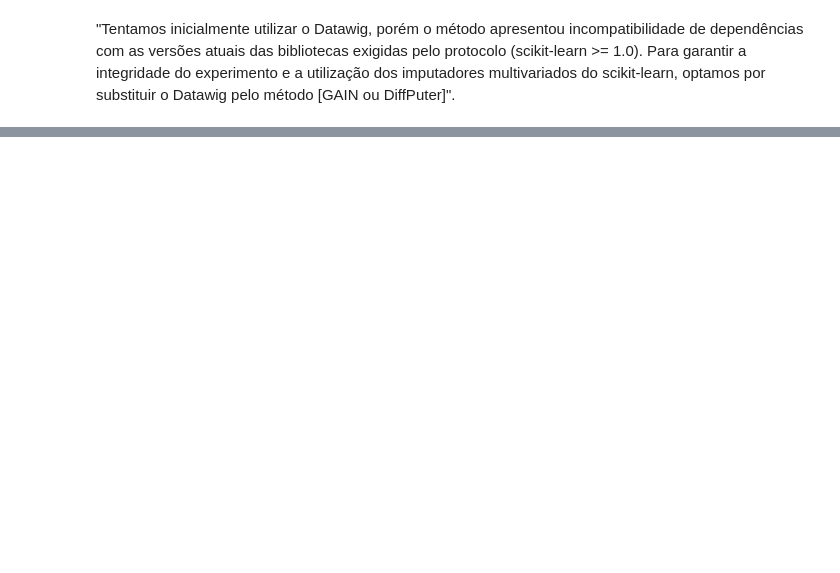
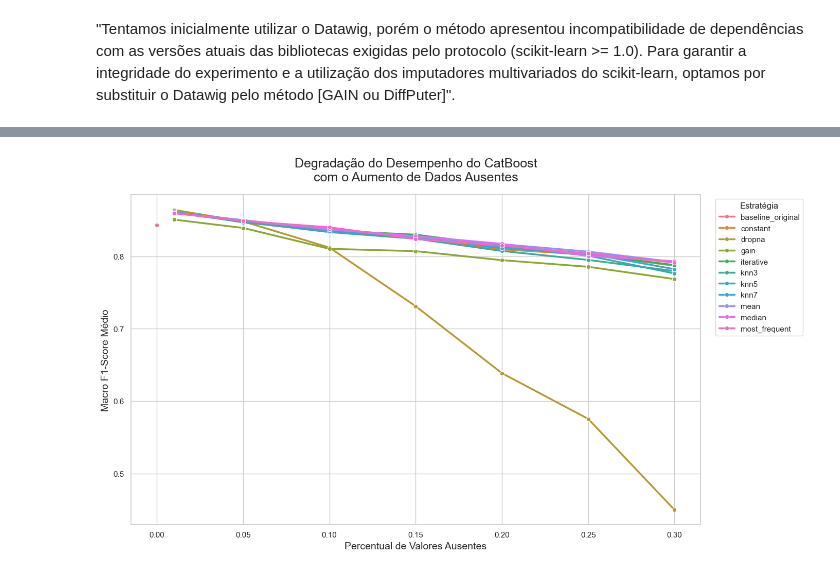
Before and after one commit to RafaWanner/Topicos-em-Engenharia, a Jupyter notebook: Atividade02/lab2_base.ipynb, the cells around one changed output, grey strips where cells are left out. Saved outputs shown, nothing was run; the diff lists cells and outputs as text; code cells hidden in the pictures; blank space fills up the shorter version.

```diff
--- a/Atividade02/lab2_base.ipynb
+++ b/Atividade02/lab2_base.ipynb
@@ -1383,0 +1663,64 @@ plt.show()
+# %%
+import pandas as pd
+import matplotlib.pyplot as plt
+import seaborn as sns
+
+# ================= LOAD =================
+df = pd.read_csv("resultados_experimento_imputacao.csv")
+
+# ================= AGREGAÇÃO =================
+df_plot = (
+    df.groupby(['percentual', 'estrategia'])['CatBoost_Class_macro_f1']
+    .mean()
+    .reset_index()
+)
+
+# ================= ESTILO =================
+sns.set_theme(style="whitegrid")
+
+# ================= FIGURA =================
+plt.figure(figsize=(14, 8))
+
+# ================= LINEPLOT =================
+sns.lineplot(
+    data=df_plot,
+    x='percentual',
+    y='CatBoost_Class_macro_f1',
+    hue='estrategia',
+    marker='o',
+    linewidth=2.5
+)
+
+# ================= TÍTULOS =================
+plt.title(
+    'Degradação do Desempenho do CatBoost\ncom o Aumento de Dados Ausentes',
+    fontsize=18,
+    pad=20
+)
+
+plt.xlabel(
+    'Percentual de Valores Ausentes',
+    fontsize=14
+)
+
+plt.ylabel(
+    'Macro F1-Score Médio',
+    fontsize=14
+)
+
+# ================= LEGENDA =================
+plt.legend(
+    title='Estratégia',
+    bbox_to_anchor=(1.02, 1),
+    loc='upper left'
+)
+
+# ================= AJUSTES =================
+plt.xticks(fontsize=11)
+plt.yticks(fontsize=11)
+
+plt.tight_layout()
+
+plt.show()
+# %% [output]
+[figure, added]
```
Also changed, not shown: parts of 23 cells of this notebook, 7 other files.
